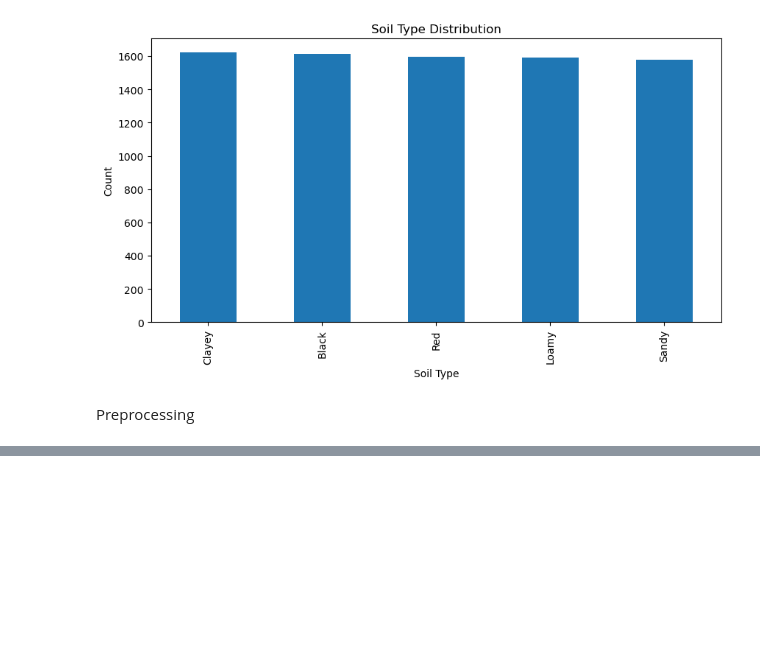
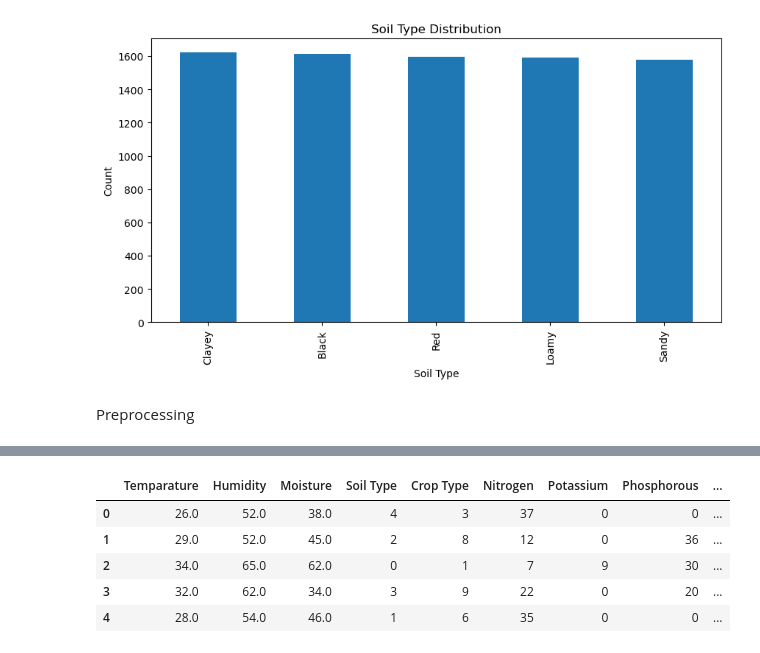
Before and after one commit to Anand-b-patil/Smart-Fertilizer-Recommendation-System-, a Jupyter notebook: fertilizer_recommendation.ipynb, the cells around one changed output, grey strips where cells are left out. Drawn from its saved outputs; the diff is of its cells as text; code cells hidden in the pictures; blank space fills up the shorter version.

```diff
--- a/fertilizer_recommendation.ipynb
+++ b/fertilizer_recommendation.ipynb
@@ -89,0 +104,12 @@ Preprocessing
+# %%
+le_crop = LabelEncoder()
+df['Crop Type'] = le_crop.fit_transform(df['Crop Type'])
+# %%
+df.head()
+# %% [output]
+|  | Temparature | Humidity | Moisture | Soil Type | Crop Type | Nitrogen | Potassium | Phosphorous | ... |
+| 0 | 26.0 | 52.0 | 38.0 | 4 | 3 | 37 | 0 | 0 | ... |
+| 1 | 29.0 | 52.0 | 45.0 | 2 | 8 | 12 | 0 | 36 | ... |
+| 2 | 34.0 | 65.0 | 62.0 | 0 | 1 | 7 | 9 | 30 | ... |
+| 3 | 32.0 | 62.0 | 34.0 | 3 | 9 | 22 | 0 | 20 | ... |
+| 4 | 28.0 | 54.0 | 46.0 | 1 | 6 | 35 | 0 | 0 | ... |
```
Also changed, not shown: parts of 15 cells of this notebook.
